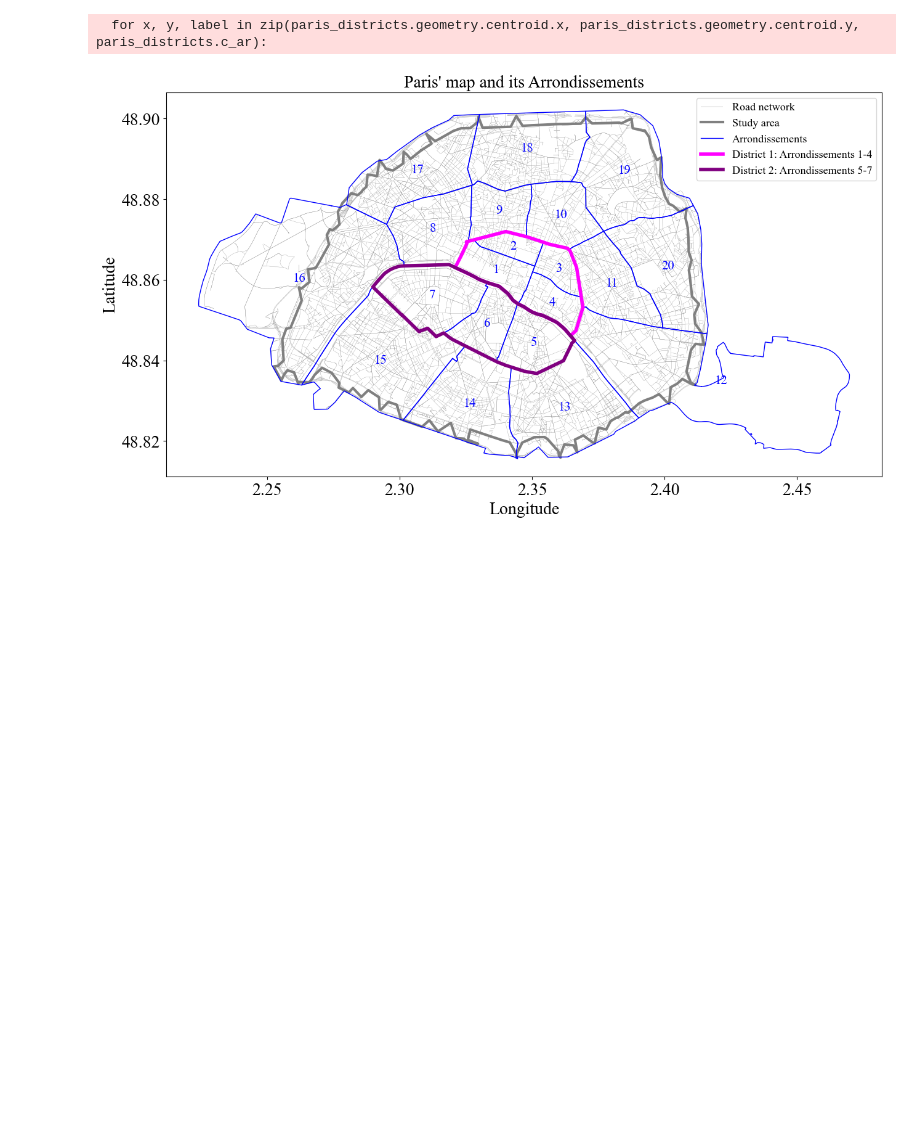
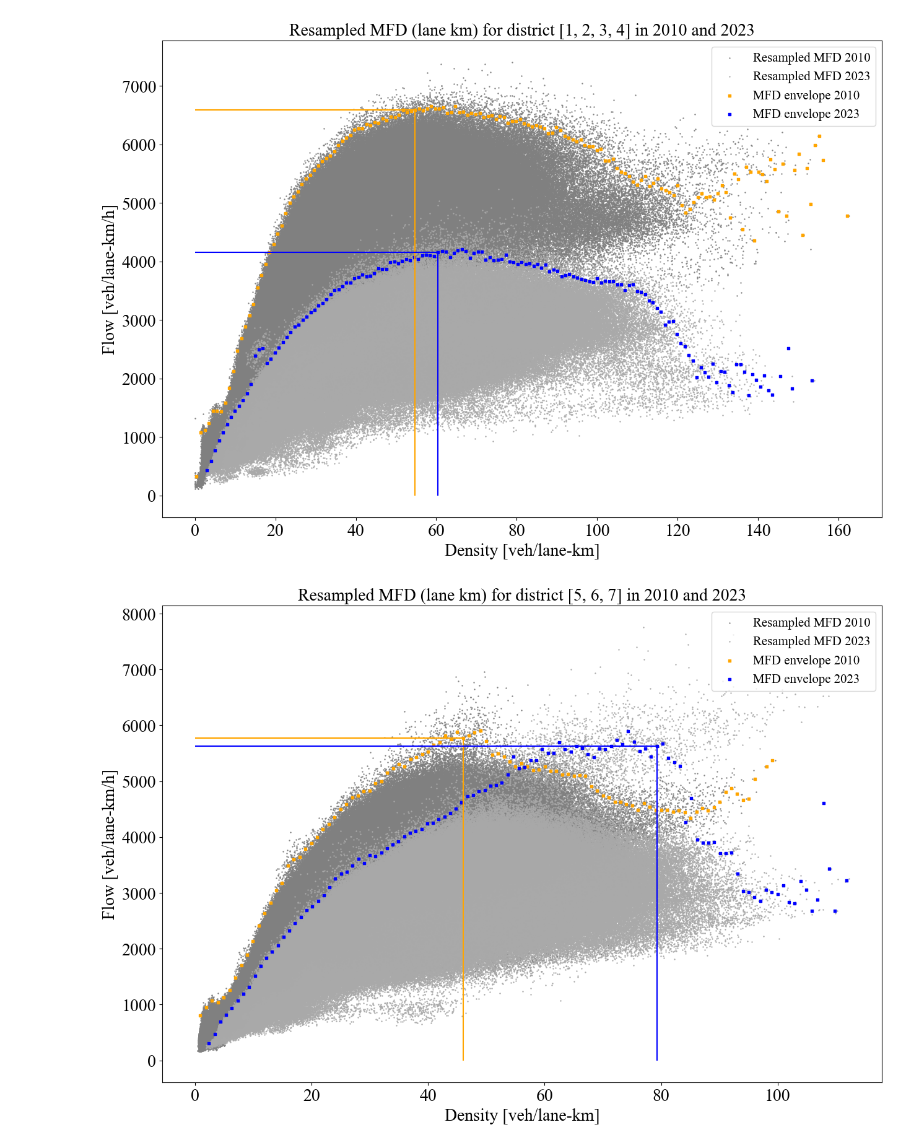
Before and after one commit to enatterer/Effects-of-Paris-Cycling-Policies-on-vehicular-flow, a Jupyter notebook: src/main/visualisation/plot_mfds.ipynb, the cells around one changed output. Cells and saved outputs as stored; diff of their text form; code cells hidden in the pictures; blank space fills up the shorter version.

Commit message:
Added file for plotting MFDs

```diff
--- a/src/main/visualisation/plot_mfds.ipynb
+++ b/src/main/visualisation/plot_mfds.ipynb
@@ -94,35 +45,16 @@ x_district_5_7, y_district_5_7  = get_exterior_coords(paris_districts, 5, 7)
-# %%
-# plot the shapefile, and label the districts with the value in the column "l_ar"
-fig, ax = plt.subplots(figsize=figsize)
-ax.set_title('Paris\' map and its Arrondissements', font = font, fontsize = fontsize)
-
-# df_osm_bike.plot(ax = ax, color = "grey", linewidth = 0.2, label = 'Network')
-
-# paris_districts.plot(column='c_ar', ax=ax, legend=False, alpha = 0.1, edgecolor='black', linewidth = 5)
-df_osm.plot(ax = ax, color = "grey", linewidth = 0.2, label = "Road network")
-ax.plot(x_coords, y_coords, color='grey', linewidth=3, label='Study area')
-
-for idx, row in paris_districts.iterrows():
-    # Plot each polygon
-    x, y = row['geometry'].exterior.xy
-    # plt.plot(x, y, color = "blue", linewidth = 1)
-    if idx == 0:
-        plt.plot(x, y, color = "blue", linewidth = 1, label = 'Arrondissements')
-    else:
-        plt.plot(x, y, color = "blue", linewidth = 1)
-
-plt.plot(x_district_1_4, y_district_1_4, color = 'magenta', linewidth = 4, label = 'District 1: Arrondissements 1-4')
-plt.plot(x_district_5_7, y_district_5_7, color = 'purple', linewidth = 4, label = 'District 2: Arrondissements 5-7')
-
-for x, y, label in zip(paris_districts.geometry.centroid.x, paris_districts.geometry.centroid.y, paris_districts.c_ar):
-    ax.text(x, y, label, color = 'blue', fontsize=15, font = font, ha='center', va='center')
-plt.xticks(font = font, fontsize = fontsize)
-plt.yticks(font = font, fontsize = fontsize)
-plt.xlabel("Longitude", font = font, fontsize = fontsize)
-plt.ylabel("Latitude", font = font, fontsize = fontsize)
-font_legend = font_manager.FontProperties(family=font, style='normal', size=13)
-plt.legend(loc='upper right', prop = font_legend)
-plt.savefig(resultpath + 'paris_districts.pdf', dpi = 1200, bbox_inches = 'tight')
-# %% [output]
-  for x, y, label in zip(paris_districts.geometry.centroid.x, paris_districts.geometry.centroid.y, paris_districts.c_ar):
-[figure, removed]
+# %%
+class ResampledMFD():
+    def __init__(self, ldd, p_sample: float, n_combinations: int):
+        self.ldd = ldd
+        self.p_sample = p_sample
+        self.n_combinations = n_combinations
+
+    def compute_resampled_mfd(self):
+        self.resampled_mfd = ResampledMFD.resample_mfd(
+            self.ldd, self.p_sample, self.n_combinations)
+        resampled_mfd_envelope, capacity, critical_occupancy = ResampledMFD.get_resampled_mfd_envelope(
+            self.resampled_mfd)
+        self.resampled_mfd_envelope = resampled_mfd_envelope
+        self.capacity = capacity
+        self.critical_occupancy = critical_occupancy
+        return
@@ -128,0 +115,16 @@ plt.savefig(resultpath + 'paris_districts.pdf', dpi = 1200, bbox_inches = 'tight
+# %%
+# districts_to_test = [[9], [10], [12], [13], [14], [15], [16], [17], [18], [19], [20]]
+districts_to_test = [[1, 2, 3, 4], [5,6,7]]
+
+for district in districts_to_test:
+    district = str(district)
+    with open('../resampling_mfd/output/resampled_mfd_' + district + '_2010_q95.pkl', 'rb') as f:
+        resampled_mfd_district_2_2010 = pickle.load(f)
+
+    with open('../resampling_mfd/output/resampled_mfd_' + district + '_2023_q95.pkl', 'rb') as f:
+        resampled_mfd_district_2_2023 = pickle.load(f)
+
+    plot_mfds_for_district(district, resampled_mfd_district_2_2010, resampled_mfd_district_2_2023, 0.3, 600)
+# %% [output]
+[figure, added]
+[figure, added]
```
Also changed, not shown: parts of 7 cells of this notebook.
